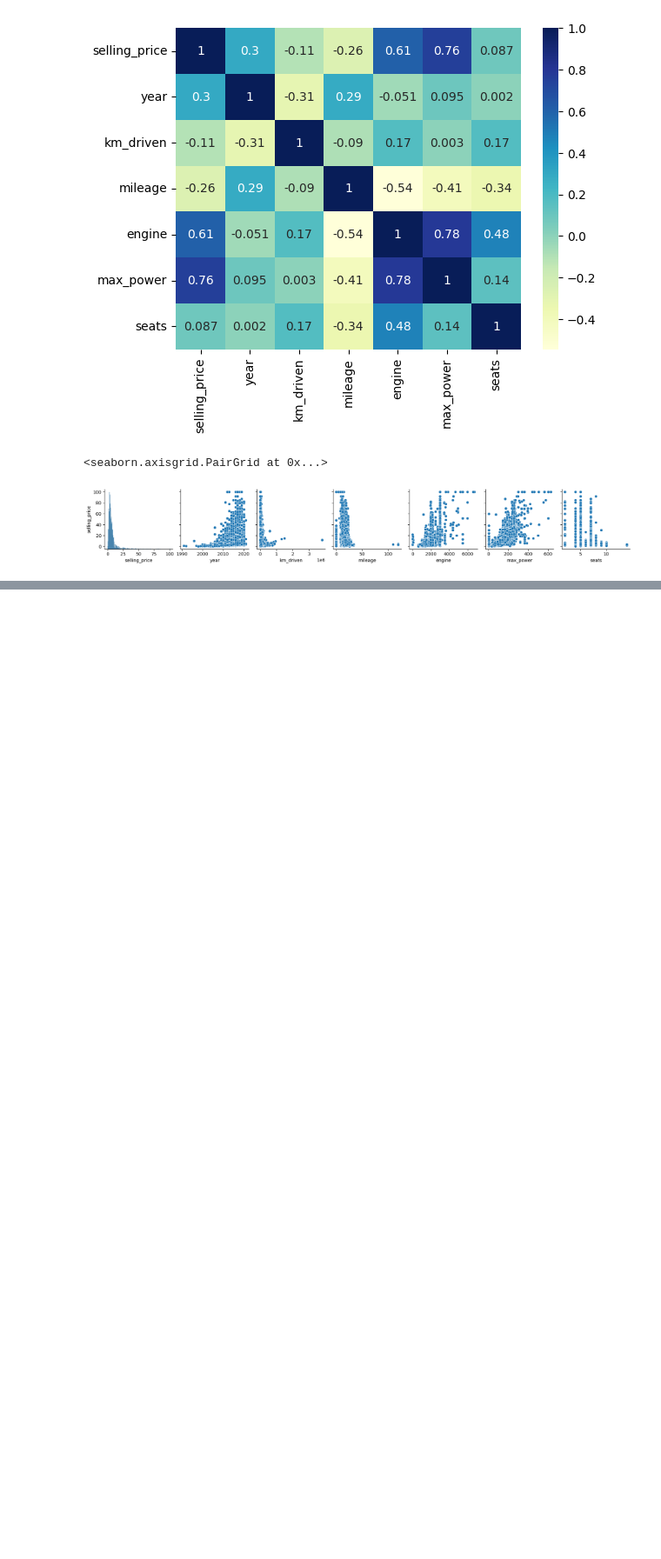
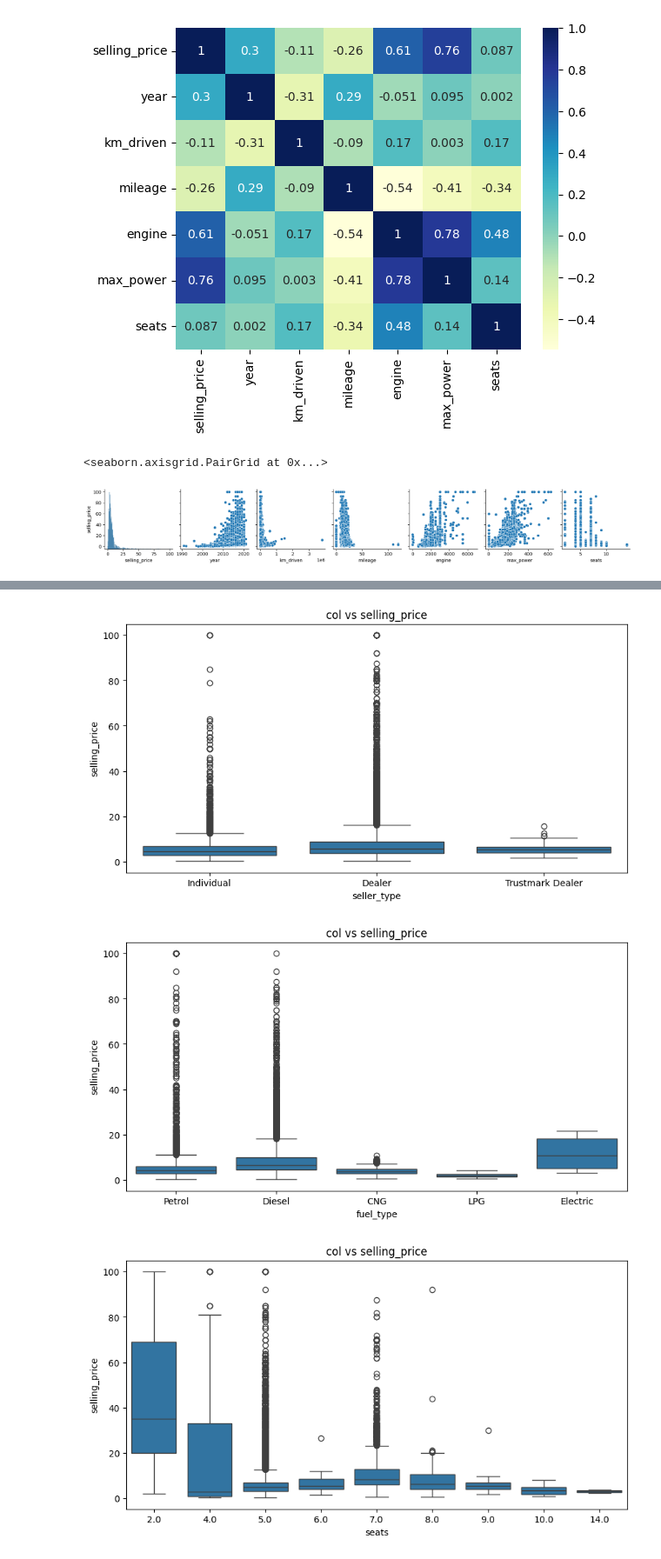
Before and after one commit to ManiCEH/ML, a Jupyter notebook: Linear_Regression_Model.ipynb, the cells around one changed output, grey strips where cells are left out. Shown: that part at 87% size. Saved outputs shown, nothing was run; the diff lists cells and outputs as text; code cells hidden in the pictures; blank space fills up the shorter version.

```diff
--- a/Linear_Regression_Model.ipynb
+++ b/Linear_Regression_Model.ipynb
@@ -205,0 +279,10 @@ sns.pairplot(df,y_vars='selling_price')
+# %%
+for col in ['seller_type','fuel_type','seats']:
+    plt.figure(figsize=(10,5))
+    sns.boxplot(y='selling_price',x=col,data=df)
+    plt.title('col vs selling_price')
+    plt.show()
+# %% [output]
+[figure, added]
+[figure, added]
+[figure, added]
```
Also changed, not shown: parts of 15 cells of this notebook, 1 other file.
